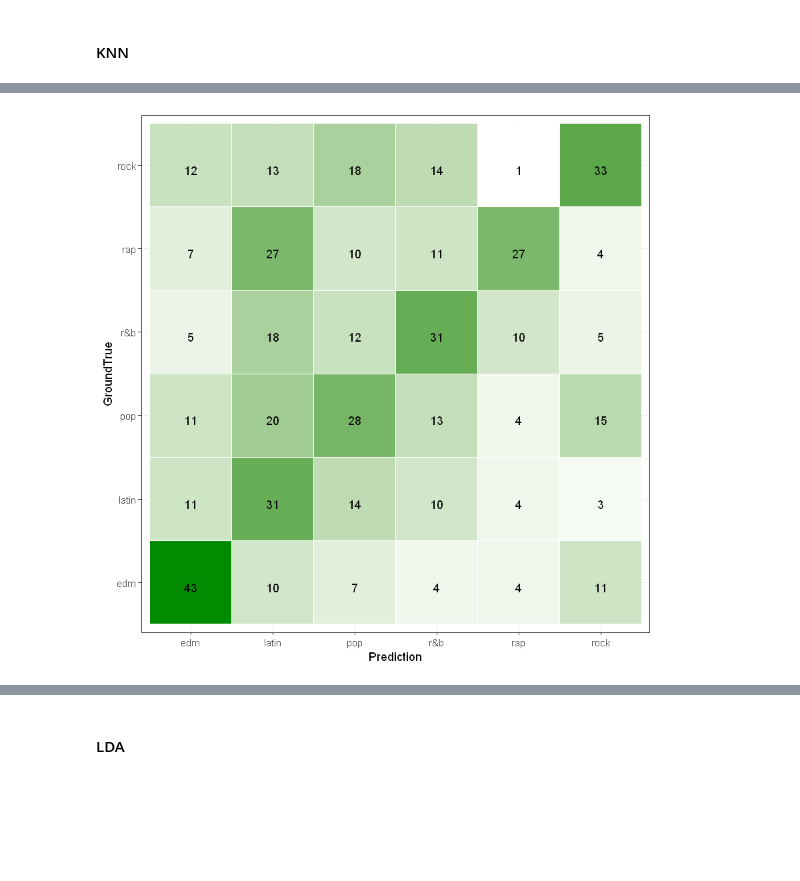
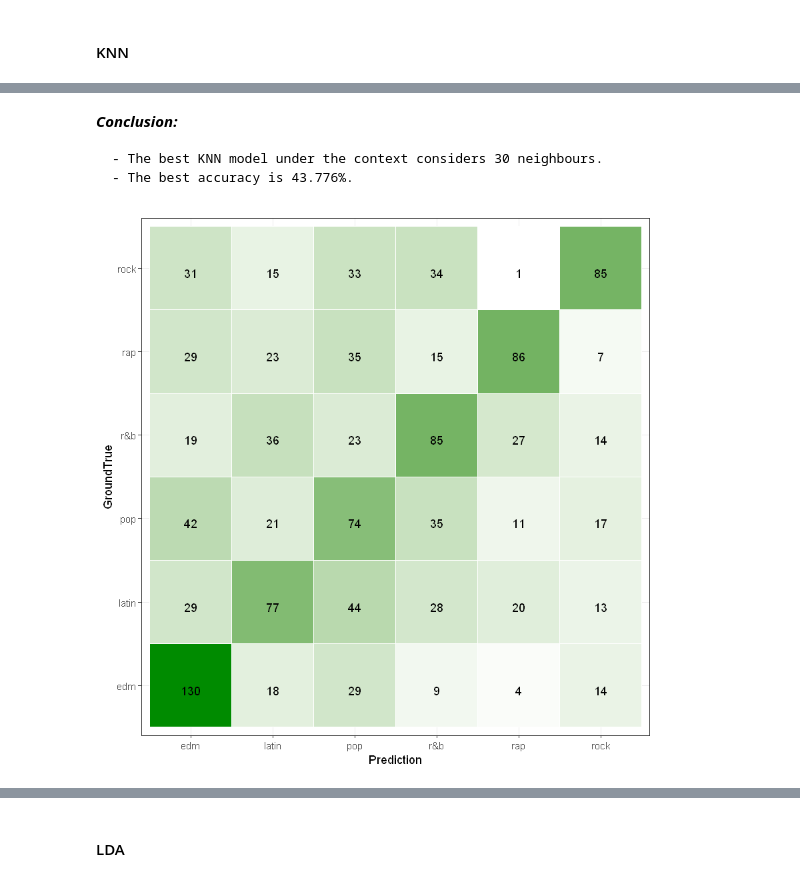
Before and after one commit to ignitewtk/Data-Science-Sample-Project-Report, a Jupyter notebook: Spotify.ipynb, the cells around one changed output, grey strips where cells are left out. Drawn from its saved outputs; the diff is of its cells as text; code cells hidden in the pictures; blank space fills up the shorter version.

```diff
--- a/Spotify.ipynb
+++ b/Spotify.ipynb
@@ -124,11 +153,11 @@ raw_data_norm <- predict(process, raw_data_norm)
 # Down sampling
 # copy the dataset schema to a temporary dataframe
 dataset <- raw_data_norm[0,]
-for (subgenre in unique(raw_data_norm$playlist_subgenre)) {
+for (genre in unique(raw_data_norm$playlist_genre)) {
     # for each sub data of differernt subgenre
-    tmdf <- raw_data_norm[raw_data_norm$playlist_subgenre == subgenre,]
+    tmdf <- raw_data_norm[raw_data_norm$playlist_genre == genre,]
     # sample part of the data
-    tmdf <- tmdf[sample(nrow(tmdf), size=100, replace=FALSE),]
+    tmdf <- tmdf[sample(nrow(tmdf), size=1000, replace=TRUE),]
     # combine it by rows to a new dataset
     dataset <- rbind(dataset, tmdf)
 }
@@ -220,0 +235,8 @@ length(unique(testY)$playlist_genre)
+# %%
+# Implement function to calculate accuracy
+get_accuracy <- function(pred, groundTrue) {
+    res <- data.frame(pred, groundTrue)
+    names(res) <- c("Prediction", "GroundTrue")
+    res_stat <- res %>% group_by(Prediction, GroundTrue) %>% summarise(total_count=n())
+    100*sum(res_stat[res_stat$Prediction==res_stat$GroundTrue,]$total_count)/sum(res_stat$total_count)
+}
@@ -235,0 +254,16 @@ testP <- knn(trainX, testX, cl=trainY, k=45)
+# %%
+# Test different configuration: the number of neighours considerred
+set.seed(123456)
+list_k <- seq(5, 200, 5)
+best_acc = 0
+list_acc <- c()
+best_k <- NULL
+for (k in list_k) {
+    pred <- knn(trainX, testX, cl=trainY, k=k)
+    acc <- get_accuracy(pred, testY)
+    list_acc <- append(list_acc, acc)
+    if (best_acc < acc) {
+        best_k = k
+        best_acc = acc
+    }
+}
@@ -236,17 +279,25 @@ testP <- knn(trainX, testX, cl=trainY, k=45)
+# %% [markdown]
+***Conclusion:***
+
+    - The best KNN model under the context considers 30 neighbours.
+    - The best accuracy is 43.776%.
 # %%
+set.seed(123456)
+pred <- knn(trainX, testX, cl=trainY, k=best_k)
 # Aggregate predictions
-res <- data.frame(testP, testY$playlist_genre)
+res <- data.frame(pred, testY$playlist_genre)
 names(res) <- c("Prediction", "GroundTrue")
 res_stat <- res %>% group_by(Prediction, GroundTrue) %>% summarise(total_count=n())
 
+par(mar=c(20, 5, 0, 5))
 # Plot confusion matrix
 ggplot(data=res_stat, mapping=aes(x=Prediction, y=GroundTrue)) +
     geom_tile(aes(fill = total_count), colour = "white") +
     geom_text(aes(label=sprintf("%1.00f", total_count)), vjust = 1) +
     scale_fill_gradient(low="white", high="green4") +
     theme_bw() + theme(legend.position = "none")
 # %% [output]
-[figure, old version]
+[figure, new version]
 # %%
 library(pROC)
 
```
Also changed, not shown: parts of 32 cells of this notebook.
